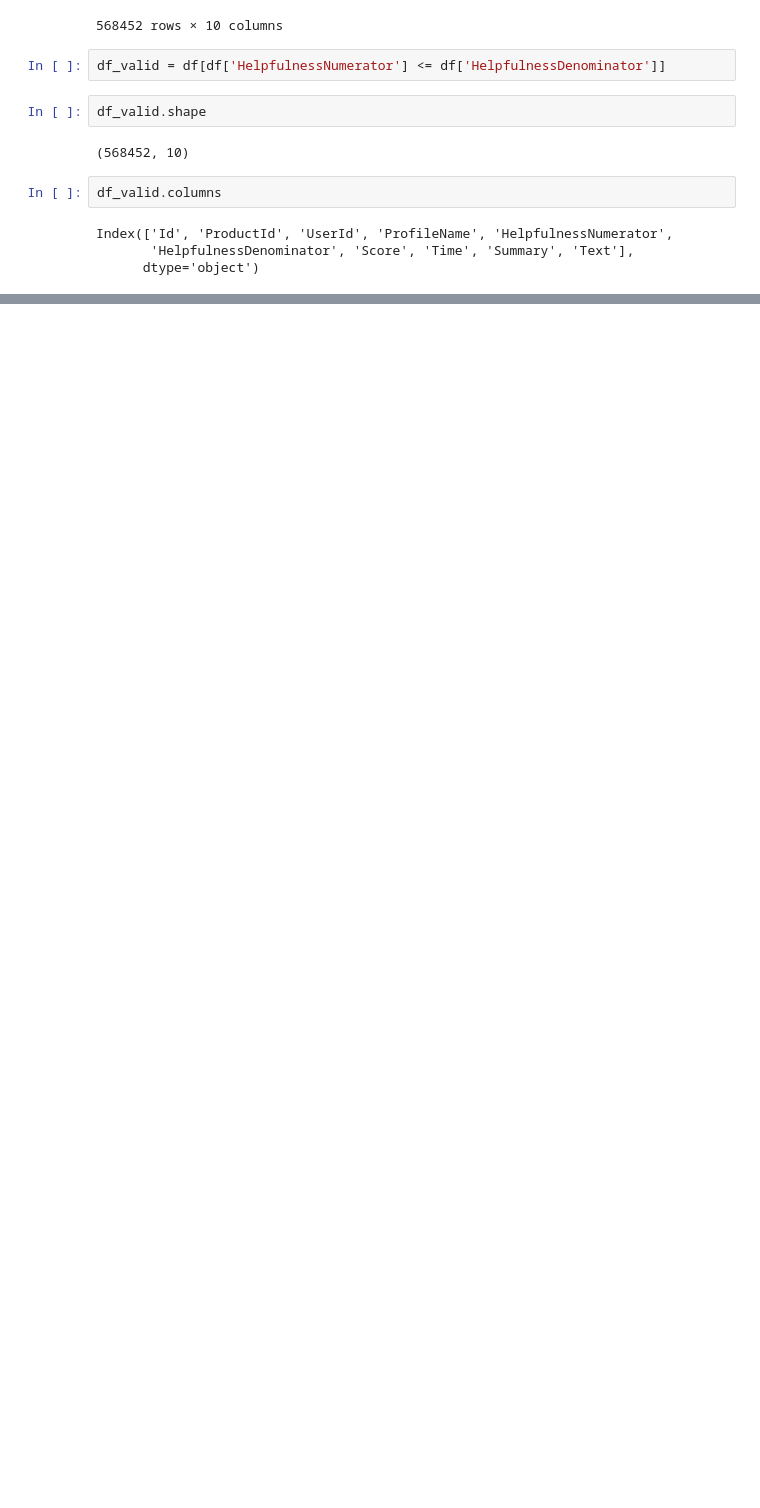
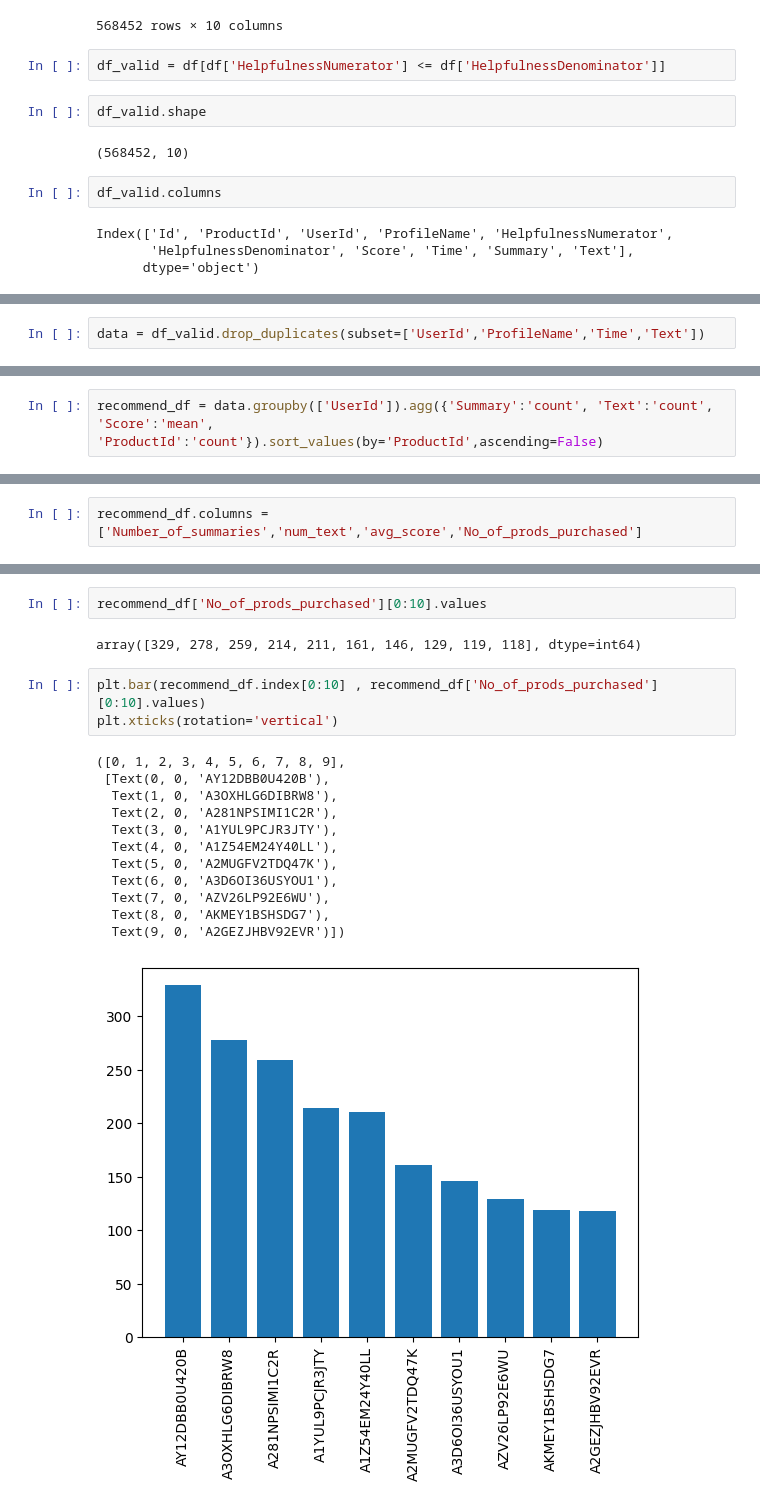
Before and after one commit to Sumetjutha/031_Real_Project_Analysis_Python, a Jupyter notebook: 005_Amazaon_Customers_Data_Analysis.ipynb, the cells around one changed output, grey strips where cells are left out. Cells and saved outputs as stored; diff of their text form; blank space fills up the shorter version.

```diff
--- a/005_Amazaon_Customers_Data_Analysis.ipynb
+++ b/005_Amazaon_Customers_Data_Analysis.ipynb
@@ -109,0 +139,2 @@ df_valid.duplicated()
+# %%
+data = df_valid.drop_duplicates(subset=['UserId','ProfileName','Time','Text'])
@@ -109,0 +290,2 @@ df_valid.duplicated()
+# %%
+recommend_df = data.groupby(['UserId']).agg({'Summary':'count', 'Text':'count', 'Score':'mean', 'ProductId':'count'}).sort_values(by='ProductId',ascending=False)
@@ -109,0 +302,2 @@ df_valid.duplicated()
+# %%
+recommend_df.columns = ['Number_of_summaries','num_text','avg_score','No_of_prods_purchased']
@@ -109,0 +347,20 @@ df_valid.duplicated()
+# %%
+recommend_df['No_of_prods_purchased'][0:10].values
+# %% [output]
+array([329, 278, 259, 214, 211, 161, 146, 129, 119, 118], dtype=int64)
+# %%
+plt.bar(recommend_df.index[0:10] , recommend_df['No_of_prods_purchased'][0:10].values)
+plt.xticks(rotation='vertical')
+# %% [output]
+([0, 1, 2, 3, 4, 5, 6, 7, 8, 9],
+ [Text(0, 0, 'AY12DBB0U420B'),
+  Text(1, 0, 'A3OXHLG6DIBRW8'),
+  Text(2, 0, 'A281NPSIMI1C2R'),
+  Text(3, 0, 'A1YUL9PCJR3JTY'),
+  Text(4, 0, 'A1Z54EM24Y40LL'),
+  Text(5, 0, 'A2MUGFV2TDQ47K'),
+  Text(6, 0, 'A3D6OI36USYOU1'),
+  Text(7, 0, 'AZV26LP92E6WU'),
+  Text(8, 0, 'AKMEY1BSHSDG7'),
+  Text(9, 0, 'A2GEZJHBV92EVR')])
+[figure, added]
```
Also changed, not shown: parts of 24 cells of this notebook.
